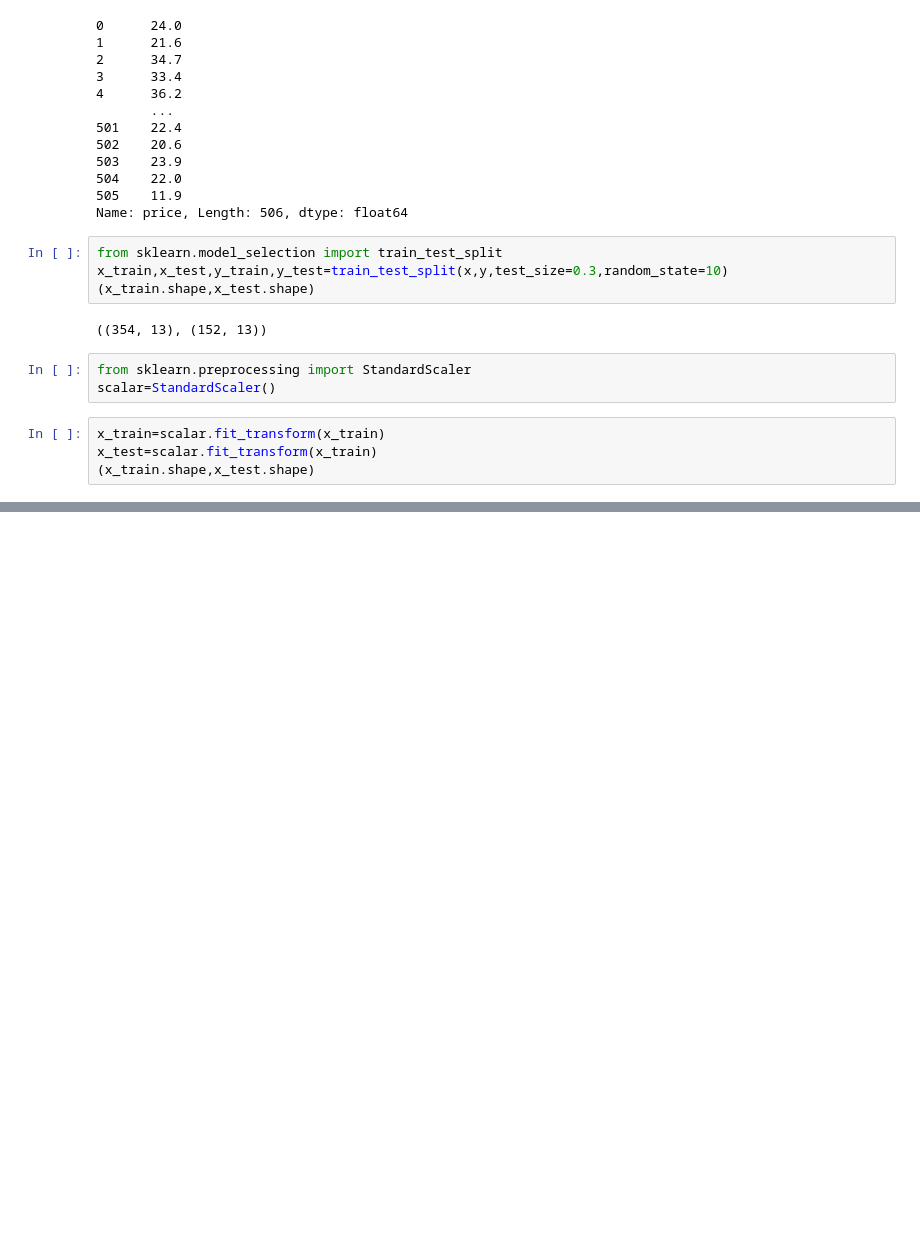
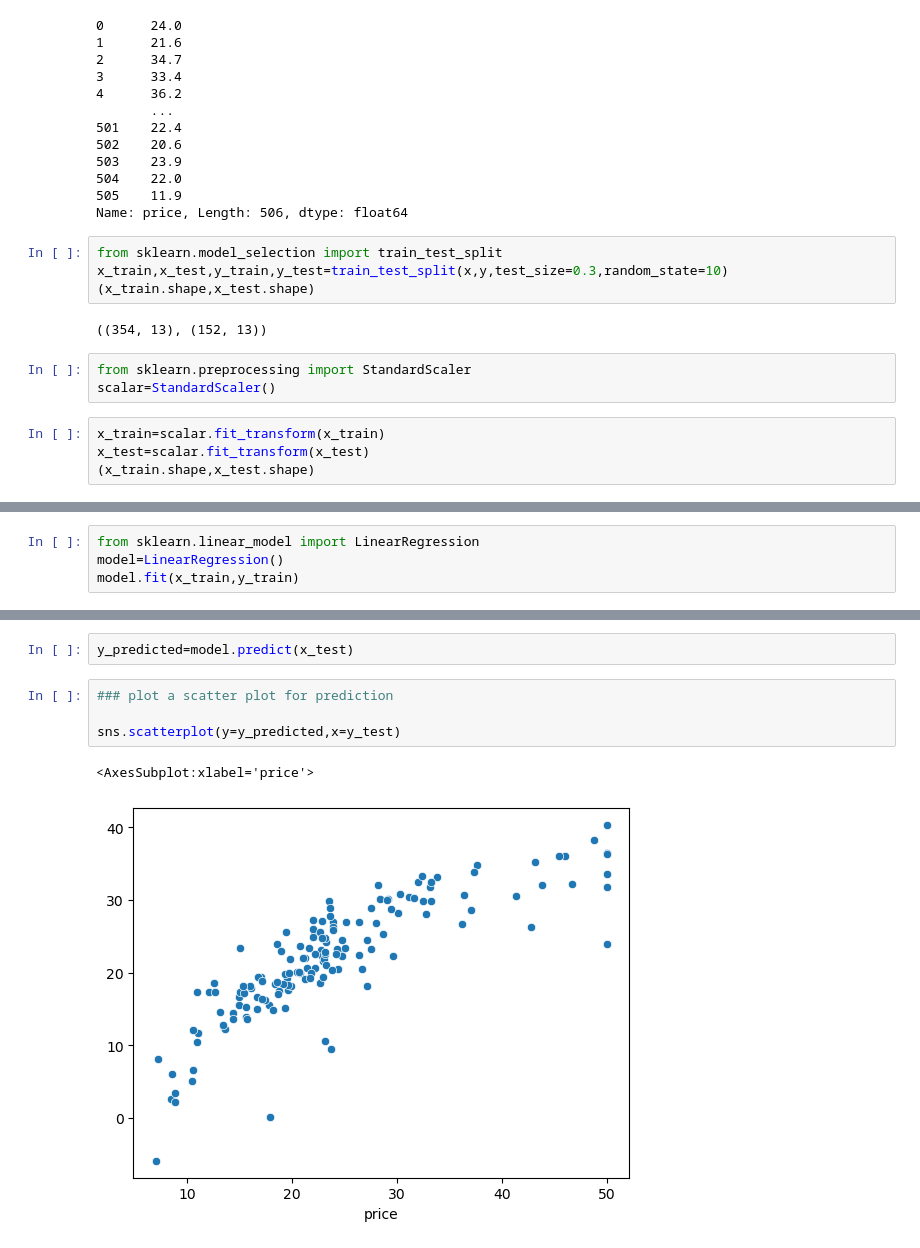
Before and after one commit to mohaddesse/boston_house, a Jupyter notebook: model/boston_home_model.ipynb, the cells around one changed output, grey strips where cells are left out. Saved outputs shown, nothing was run; the diff lists cells and outputs as text; blank space fills up the shorter version.

```diff
--- a/model/boston_home_model.ipynb
+++ b/model/boston_home_model.ipynb
@@ -144,6 +144,6 @@ from sklearn.preprocessing import StandardScaler
 scalar=StandardScaler()
 # %%
 x_train=scalar.fit_transform(x_train)
-x_test=scalar.fit_transform(x_train)
+x_test=scalar.fit_transform(x_test)
 (x_train.shape,x_test.shape)
 # %% [output]
@@ -150,0 +153,4 @@ x_test=scalar.fit_transform(x_train)
+# %%
+from sklearn.linear_model import LinearRegression
+model=LinearRegression()
+model.fit(x_train,y_train)
@@ -150,0 +171,9 @@ x_test=scalar.fit_transform(x_train)
+# %%
+y_predicted=model.predict(x_test)
+# %%
+### plot a scatter plot for prediction
+
+sns.scatterplot(y=y_predicted,x=y_test)
+# %% [output]
+<AxesSubplot:xlabel='price'>
+[figure, added]
```
Also changed, not shown: parts of 13 cells of this notebook, 4 other files.
